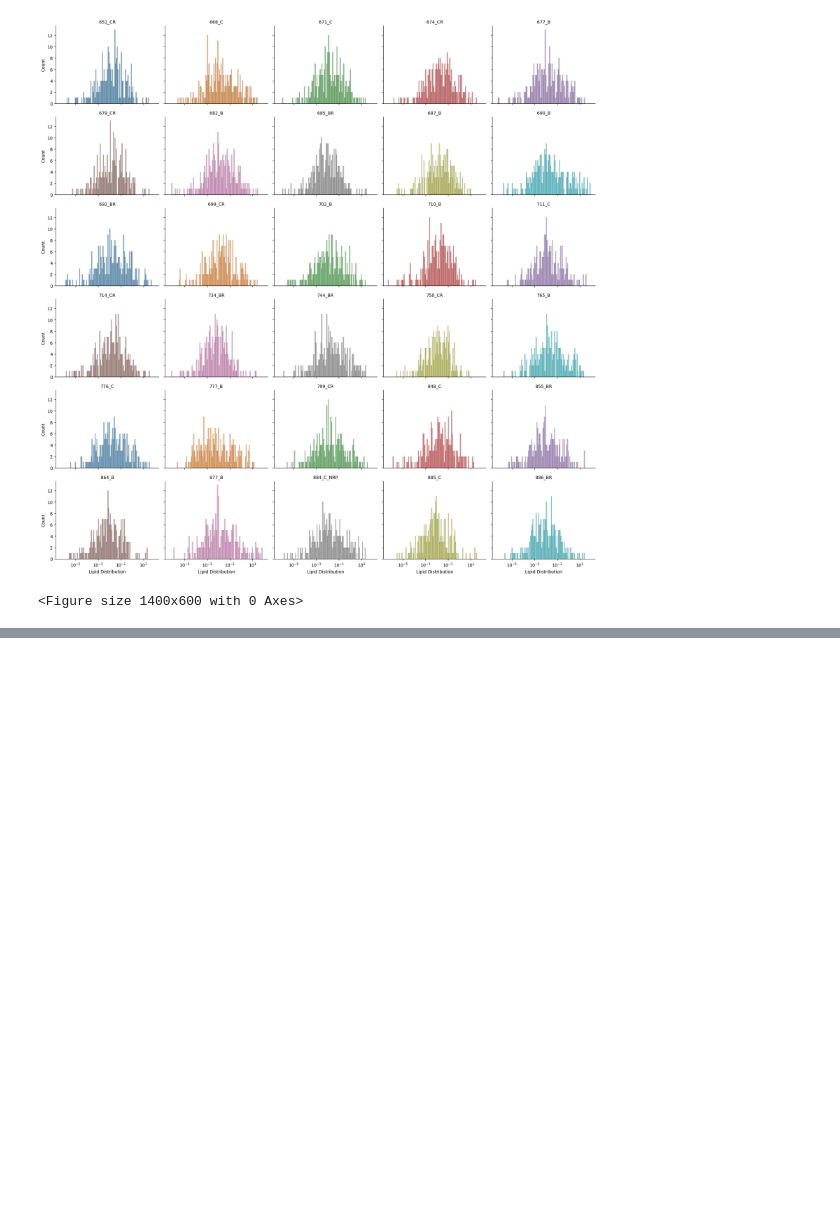
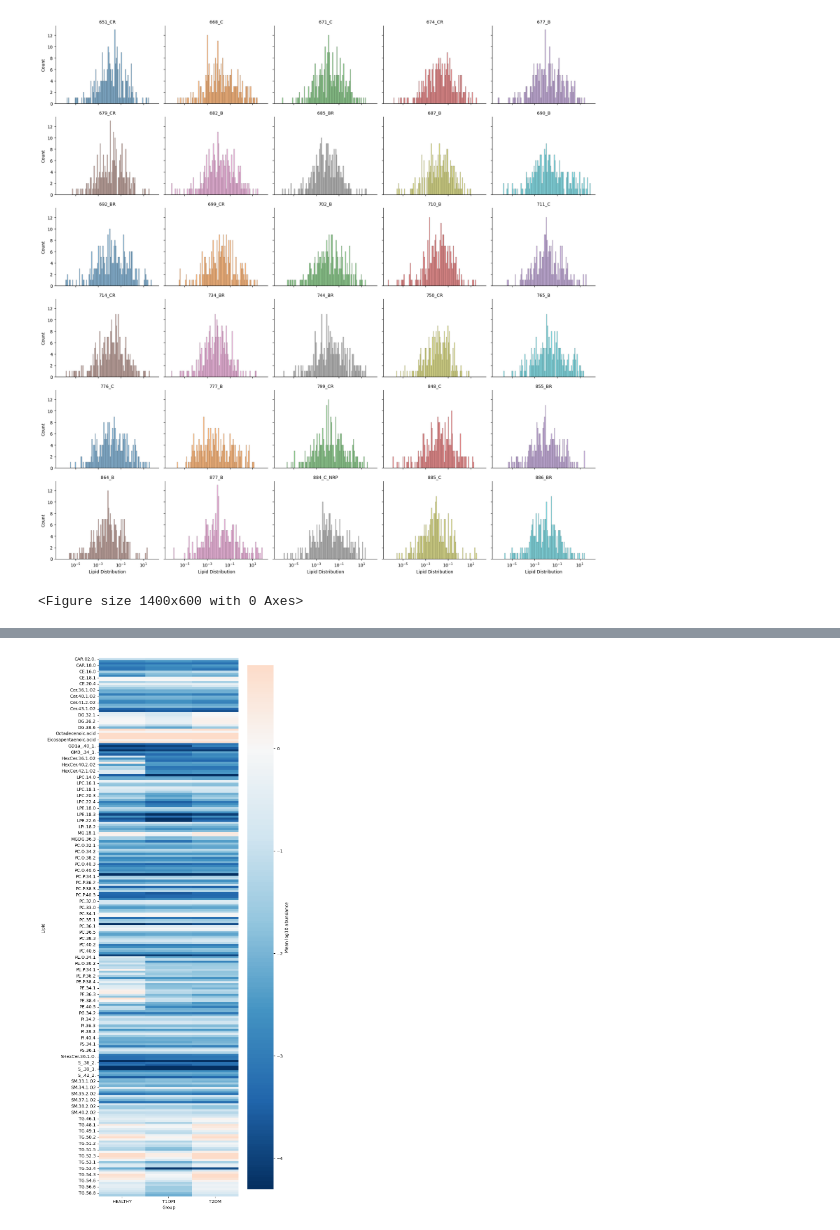
Before and after one commit to hafarah/Targeted_Lipidomics_Pancreas, a Jupyter notebook: Data_cleaning_transformation.ipynb, the cells around one changed output, grey strips where cells are left out. Drawn from its saved outputs; the diff is of its cells as text; code cells hidden in the pictures; blank space fills up the shorter version.

```diff
--- a/Data_cleaning_transformation.ipynb
+++ b/Data_cleaning_transformation.ipynb
@@ -206,0 +328,27 @@ Therefore the next step is to exclude those features with zeros beyond a thresho
+# %%
+# Combine lipid data with group labels
+lipidMatrixWithGroup = lipidMatrix.copy()
+lipidMatrixWithGroup["Group"] = groupLabels
+
+# Compute group means
+groupMeansDf = lipidMatrixWithGroup.groupby("Group").mean()
+
+# Transpose so lipids are rows
+groupMeansTransposedDf = groupMeansDf.T
+
+plt.figure(figsize=(8, 18))
+sns.heatmap(
+    np.log10(groupMeansTransposedDf + 1e-9),
+    cmap="RdBu_r",
+    center=0,
+    robust=True,
+    cbar_kws={"label": "Mean log10 abundance"}
+)
+
+plt.xlabel("Group")
+plt.ylabel("Lipid")
+plt.tight_layout()
+plt.show()
+plt.close()
+# %% [output]
+[figure, added]
```
Also changed, not shown: parts of 11 cells of this notebook, 1 other file.
